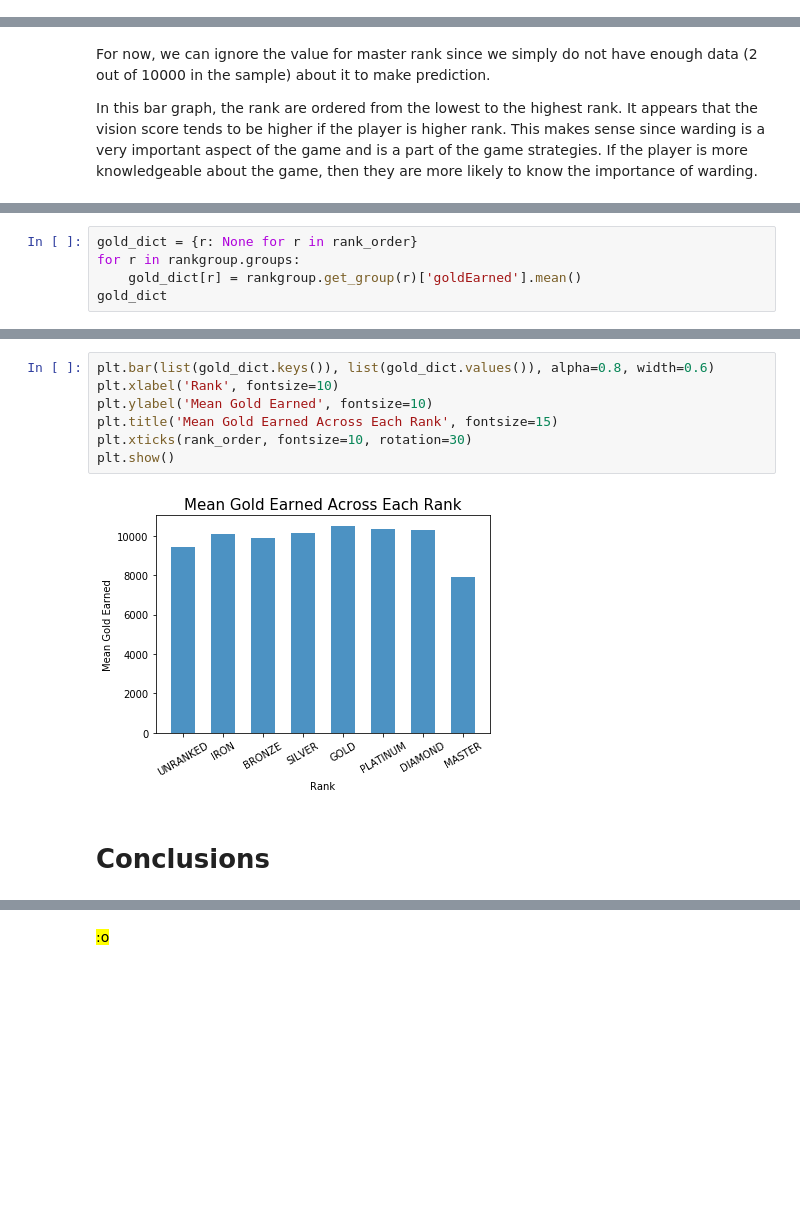
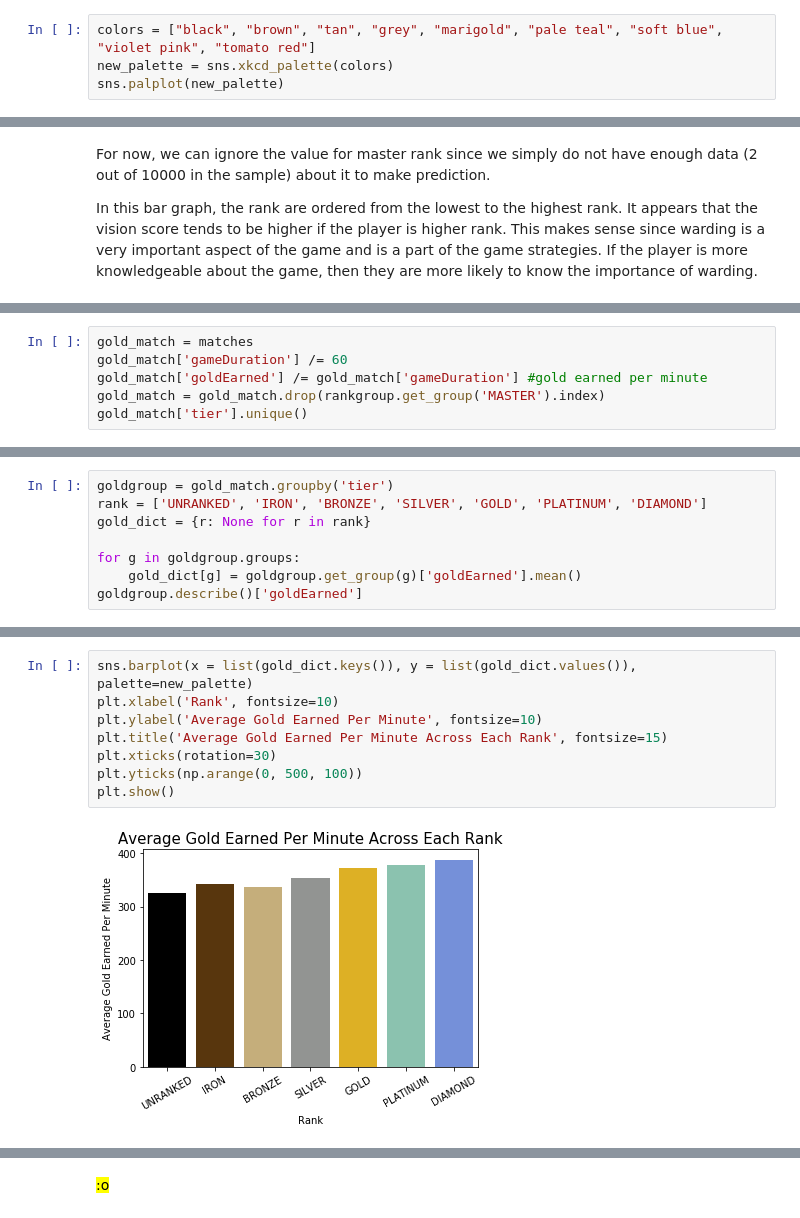
Before and after one commit to gliu36/320-final-project, a Jupyter notebook: finaltutorial.ipynb, the cells around one changed output, grey strips where cells are left out. Cells and saved outputs as stored; diff of their text form; blank space fills up the shorter version.

```diff
--- a/finaltutorial.ipynb
+++ b/finaltutorial.ipynb
@@ -467,3 +467,7 @@ rankgroup.describe()['visionScore']
 | UNRANKED | 2047.0 | 15.345383 | 13.271450 | 0.0 | 7.00 | 12.0 | 20.00 | 107.0 |
 # %% [markdown]
 This table shows the mean of vision score among each rank group, as well as its percentile and other statistics.
+# %%
+colors = ["black", "brown", "tan", "grey", "marigold", "pale teal", "soft blue", "violet pink", "tomato red"]
+new_palette = sns.xkcd_palette(colors)
+sns.palplot(new_palette)
@@ -486,5 +493,0 @@ Gold is the in-match currency that allows you to buy items in a single match. Yo
-# %%
-gold_dict = {r: None for r in rank_order}
-for r in rankgroup.groups:
-    gold_dict[r] = rankgroup.get_group(r)['goldEarned'].mean()
-gold_dict
@@ -512,0 +494,6 @@ rankgroup.describe()['goldEarned']
+# %%
+gold_match = matches
+gold_match['gameDuration'] /= 60
+gold_match['goldEarned'] /= gold_match['gameDuration'] #gold earned per minute
+gold_match = gold_match.drop(rankgroup.get_group('MASTER').index)
+gold_match['tier'].unique()
@@ -512,0 +503,8 @@ rankgroup.describe()['goldEarned']
+# %%
+goldgroup = gold_match.groupby('tier')
+rank = ['UNRANKED', 'IRON', 'BRONZE', 'SILVER', 'GOLD', 'PLATINUM', 'DIAMOND']
+gold_dict = {r: None for r in rank}
+
+for g in goldgroup.groups:
+    gold_dict[g] = goldgroup.get_group(g)['goldEarned'].mean()
+goldgroup.describe()['goldEarned']
@@ -513,11 +521,10 @@ rankgroup.describe()['goldEarned']
 # %%
-plt.bar(list(gold_dict.keys()), list(gold_dict.values()), alpha=0.8, width=0.6)
+sns.barplot(x = list(gold_dict.keys()), y = list(gold_dict.values()), palette=new_palette)
 plt.xlabel('Rank', fontsize=10)
-plt.ylabel('Mean Gold Earned', fontsize=10)
-plt.title('Mean Gold Earned Across Each Rank', fontsize=15)
-plt.xticks(rank_order, fontsize=10, rotation=30)
+plt.ylabel('Average Gold Earned Per Minute', fontsize=10)
+plt.title('Average Gold Earned Per Minute Across Each Rank', fontsize=15)
+plt.xticks(rotation=30)
+plt.yticks(np.arange(0, 500, 100))
 plt.show()
 # %% [output]
-[figure, old version]
+[figure, new version]
-# %% [markdown]
-# Conclusions
```
Also changed, not shown: parts of 13 cells of this notebook.
